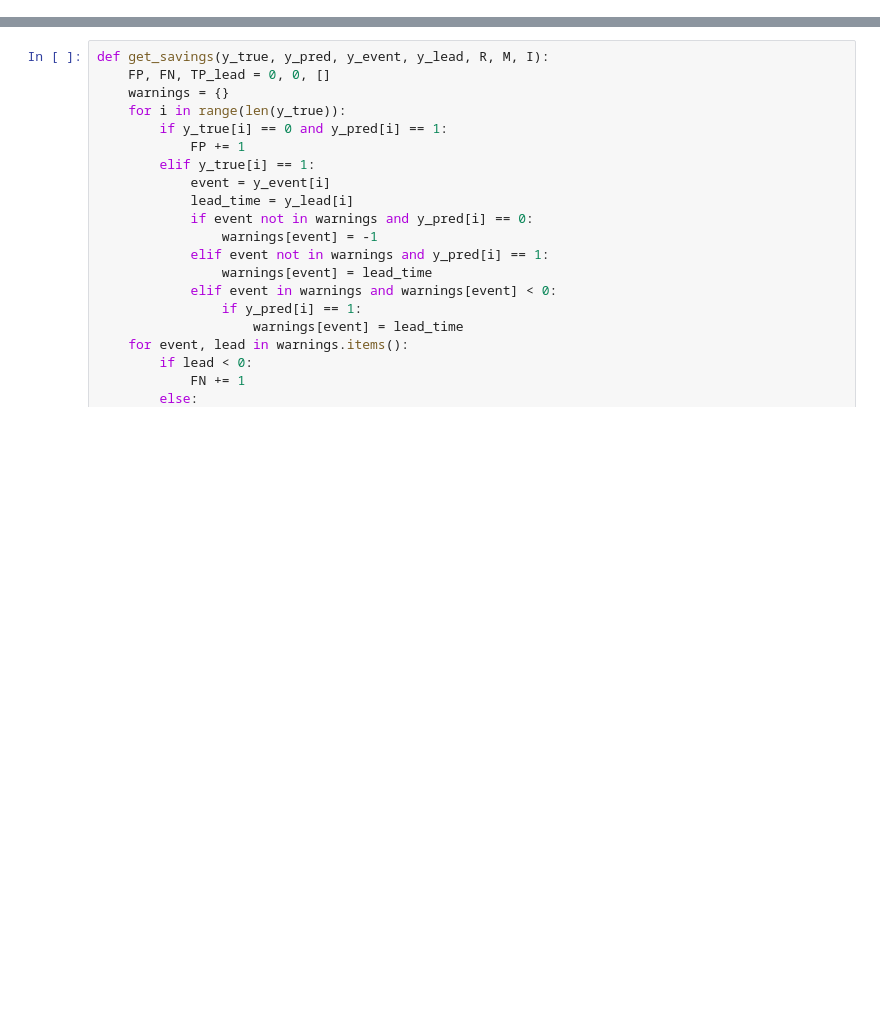
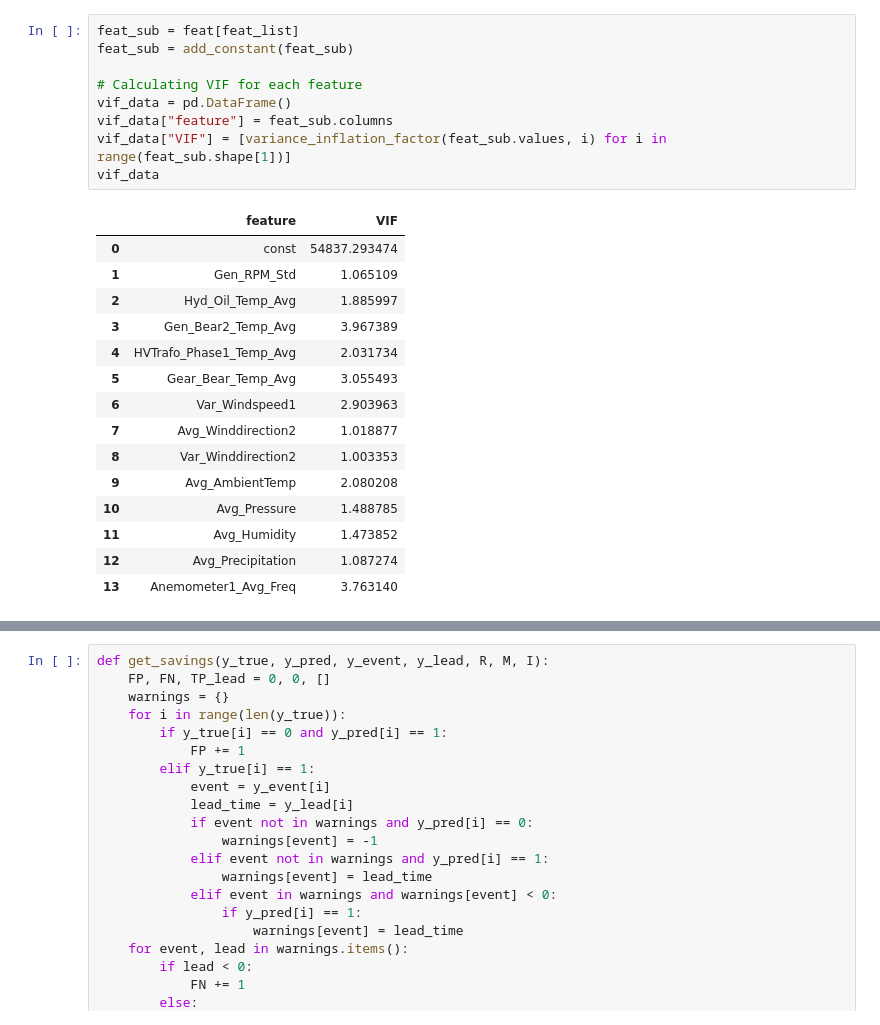
Before and after one commit to Go1vf/EDP-Renewables-EarlyWarningSystem, a Jupyter notebook: simple_nn.ipynb, the cells around one changed output, grey strips where cells are left out. Saved outputs shown, nothing was run; the diff lists cells and outputs as text; blank space fills up the shorter version.

```diff
--- a/simple_nn.ipynb
+++ b/simple_nn.ipynb
@@ -69,0 +78,25 @@ def get_XY_with_steps(data, y_label, train_scaler=None, x_steps=1):
+# %%
+feat_sub = feat[feat_list]
+feat_sub = add_constant(feat_sub)
+
+# Calculating VIF for each feature
+vif_data = pd.DataFrame()
+vif_data["feature"] = feat_sub.columns
+vif_data["VIF"] = [variance_inflation_factor(feat_sub.values, i) for i in range(feat_sub.shape[1])]
+vif_data
+# %% [output]
+|  | feature | VIF |
+| 0 | const | 54837.293474 |
+| 1 | Gen_RPM_Std | 1.065109 |
+| 2 | Hyd_Oil_Temp_Avg | 1.885997 |
+| 3 | Gen_Bear2_Temp_Avg | 3.967389 |
+| 4 | HVTrafo_Phase1_Temp_Avg | 2.031734 |
+| 5 | Gear_Bear_Temp_Avg | 3.055493 |
+| 6 | Var_Windspeed1 | 2.903963 |
+| 7 | Avg_Winddirection2 | 1.018877 |
+| 8 | Var_Winddirection2 | 1.003353 |
+| 9 | Avg_AmbientTemp | 2.080208 |
+| 10 | Avg_Pressure | 1.488785 |
+| 11 | Avg_Humidity | 1.473852 |
+| 12 | Avg_Precipitation | 1.087274 |
+| 13 | Anemometer1_Avg_Freq | 3.763140 |
```
Also changed, not shown: parts of 26 cells of this notebook, 3 other files.
